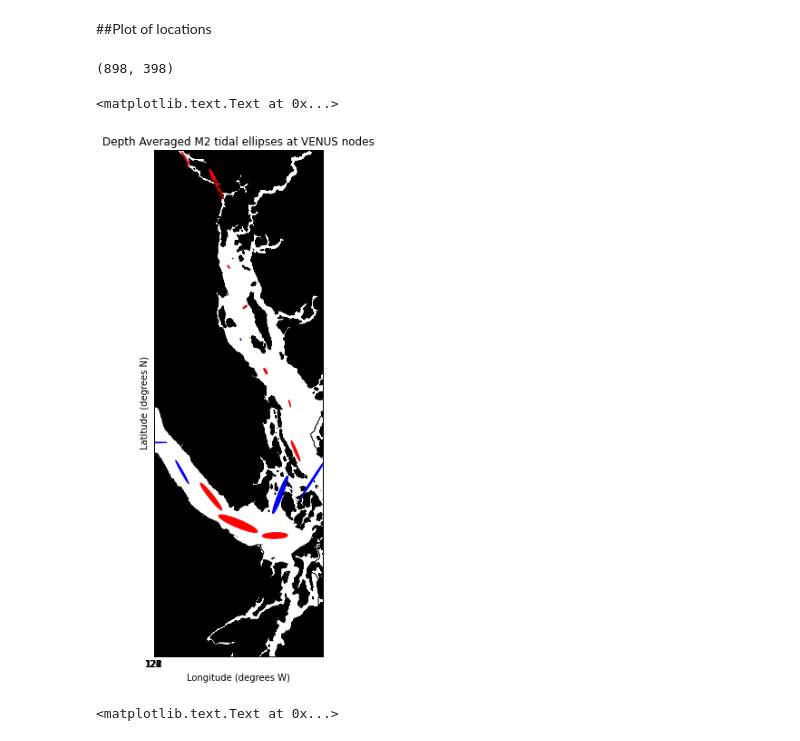
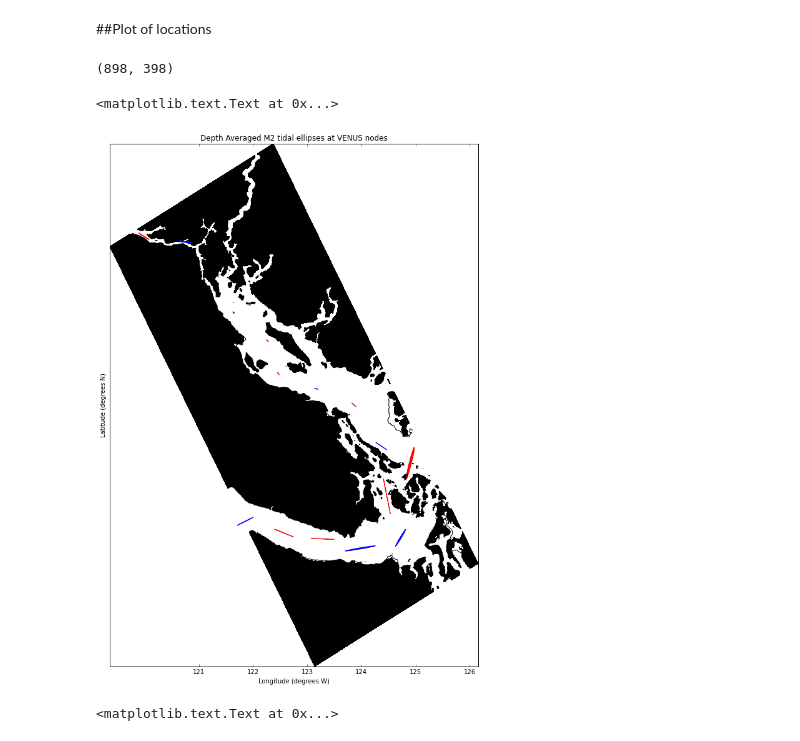
Before and after one commit to SalishSeaCast/analysis, a Jupyter notebook: Muriel/ThalwegEllipses.ipynb, the cells around one changed output. Saved outputs shown, nothing was run; the diff lists cells and outputs as text; code cells hidden in the pictures.

```diff
--- a/Muriel/ThalwegEllipses.ipynb
+++ b/Muriel/ThalwegEllipses.ipynb
@@ -27,9 +28,23 @@ grid_B = nc.Dataset('/data/dlatorne/MEOPAR/NEMO-forcing/grid/bathy_meter_SalishS
 lats = grid_B.variables['nav_lat'][:]
 lons = grid_B.variables['nav_lon'][:]
 bathy = grid_B.variables['Bathymetry'][:,:]
+# %%
+u = sio.loadmat('/ocean/mdunn/Tides/u_foreman.mat')['u']
+v = sio.loadmat('/ocean/mdunn/Tides/v_foreman.mat')['v']
+time1 = 735929
+time2 = 736139+1
+
+time = np.arange(0,time2-time1)
+params_f = np.zeros((5,4))
+for r in np.arange(0,5):
+    uM2amp, uM2pha, uK1amp, uK1pha = tidetools.fittit(u[r], time)
+    vM2amp, vM2pha, vK1amp, vK1pha = tidetools.fittit(v[r], time)
+    CX, SX, CY, SY, ap, am, ep, em, major, minor, theta, phase = tidetools.ellipse_params (uM2amp, uM2pha, vM2amp, vM2pha)
+    CX_k, SX_k, CY_k, SY_k, ap_k, am_k, ep_k, em_k, major_k, minor_k, theta_k, phase_k = tidetools.ellipse_params (uK1amp, uK1pha, vK1amp, vK1pha)
+    params_f[r,:] = [major/100, minor/100, theta, phase]
 # %%
 to = datetime.datetime(2014,11,26)
-tf = datetime.datetime(2015, 6, 23)
+tf = datetime.datetime(2015, 6, 24)
 
 t_o = to.strftime('%d%b%y').lower()
 t_f = tf.strftime('%d%b%y').lower()
@@ -52,42 +67,40 @@ for k,l in zip(loc,count):
     df1 = pd.read_csv(runname1+'.csv', usecols=cols)
     df2 = pd.read_csv(runname2+'.csv', index_col=False)
     params[l,:,:] = df1.as_matrix()
-    #params_av[l] = df2.dtypes()
-    #params_av[l] = [df2['Major(M2)'][0], df2['Minor(M2)'][0], df2['Inc(M2)'][0], df2['Pha(M2)'][0]]
+    params_av[l] = df2.as_matrix()
 # %% [markdown]
 ##Plot of locations
 # %%
-phi=0
-fig = plt.figure(figsize=(10,10))
+phi=29
+fig = plt.figure(figsize=(15,15))
 k = np.zeros((898,398)); m = np.zeros((898,398))
 ax = fig.add_subplot(111)
 viz_tools.set_aspect(ax)
 ex = 0
 
 imin=0
-imax = 320
+imax = 330
 
-jmin = 50
+jmin = 150
 jmax = 895
 
 for q in np.arange(jmin-ex,jmax+ex):
     for l in np.arange(imin-ex,imax+ex):
         k[q,l] = q*np.cos(phi*np.pi/180.)+l*np.sin(phi*np.pi/180.)
         m[q,l] = -q*np.sin(phi*np.pi/180.)+l*np.cos(phi*np.pi/180.)
-scale = 100
-dep=10
+scale = 75
 
 #Making the ellipse for the Central node
 
 count = np.arange(0,15)
 
 for loc, r, l in zip(count, i ,j):
-    if params[loc,dep,2] > 0:
+    if params_av[loc,1] > 0:
         thec = 'b'
     else:
         thec = 'r'
-    ellsc = Ellipse(xy=(m[l,r],k[l,r]), width=scale*params[loc,dep,1],
-                        height=scale*params[loc,dep,2], angle=params[loc, dep,3]-29,
+    ellsc = Ellipse(xy=(m[l,r],k[l,r]), width=scale*params_av[loc,0],
+                        height=scale*params_av[loc,1], angle=params_av[loc,2],
                         color=thec)
     ax.add_artist(ellsc)
     ellsc.set_facecolor(thec)
@@ -95,34 +108,34 @@ for loc, r, l in zip(count, i ,j):
 # y-axis in k, but labelled in latitude
 #ax.set_ylim(300,350)
 slope = (lats[jmax,imax]-lats[jmin,imin])/(k[jmax,imax]-k[jmin,imin])
 mylist = (k[jmax,imax]+(np.arange(44, 50, 0.5)-
                            lats[jmin,imin])/slope).tolist()
 labels = ['44.5','45','45.5','46','47','48', '49','50']
 ax.set_yticks(mylist)
 ax.set_yticklabels(labels)
 ax.set_ylabel('Latitude (degrees N)')
 # x-axis in m, but labelled in longitude
 #ax.set_xlim(100,120)
 slope = (lons[jmax,imax]-lons[jmin,imin])/(m[jmax,imax]-m[jmin,imin])
 mylist = (m[jmax,imax]+(np.arange(-127,-120.5,1)-
                         lons[jmin,imin])/slope).tolist()
 labels = ['127','126','125','124','123','122','121', '120']
 ax.set_xticks(mylist)
 ax.set_xticklabels(labels)
 ax.set_xlabel('Longitude (degrees W)')
 print bathy.data.shape
 
 # land, and 5 m contour
 contour_interval = [-0.01, 0.01]
 ax.contourf(m[jmin-ex:jmax+ex,imin-ex:imax+ex],k[jmin-ex:jmax+ex,imin-ex:imax+ex],
         bathy.data[jmin-ex:jmax+ex,imin-ex:imax+ex],contour_interval,colors='black')
 ax.contour(m[jmin-ex:jmax+ex,imin-ex:imax+ex],k[jmin-ex:jmax+ex,imin-ex:imax+ex],
             bathy.data[jmin-ex:jmax+ex,imin-ex:imax+ex],[5],colors='black')
 ax.set_title('Depth Averaged M2 tidal ellipses at VENUS nodes')
 # %% [output]
 (898, 398)
 <matplotlib.text.Text at 0x...>
-[figure, old version]
+[figure, new version]
 # %%
 # Set up the figure and axes
 fig, (axl, axcb) = plt.subplots(1, 2, figsize=(16, 8))
```
Also changed, not shown: parts of 7 cells of this notebook.
